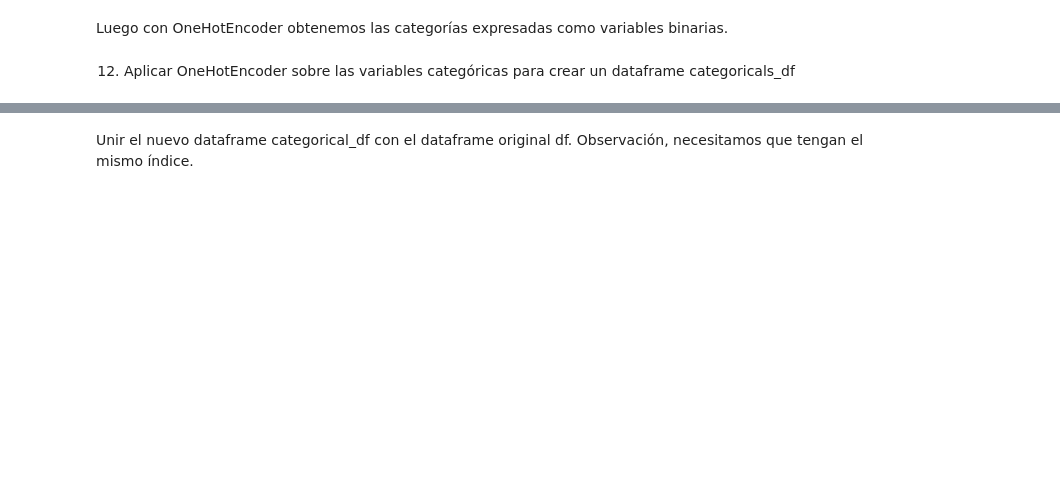
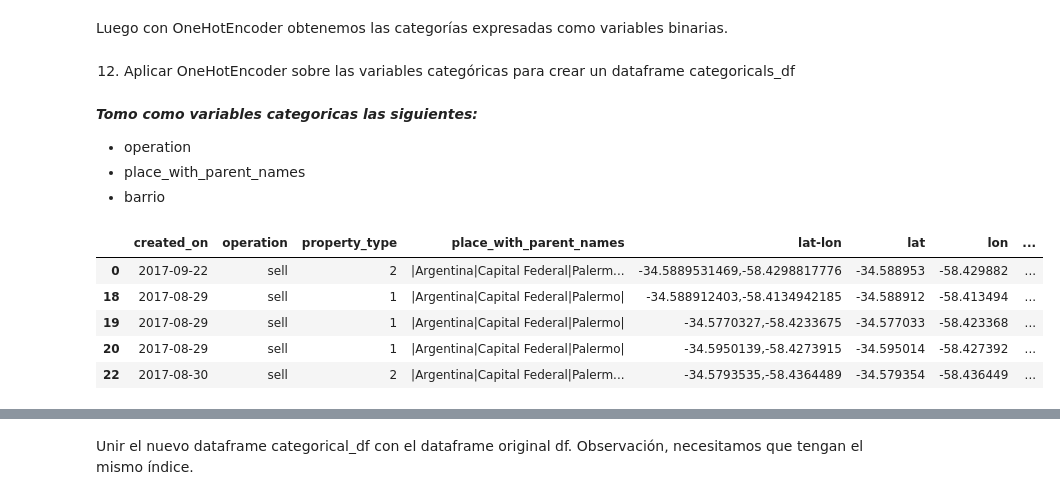
Before and after one commit to mnuclle/DiploDatos, a Jupyter notebook: 00 - Mentorias/2. Mentoria AyCD/Analisis_y_curación.ipynb, the cells around one changed output, grey strips where cells are left out. Cells and saved outputs as stored; diff of their text form; code cells hidden in the pictures; blank space fills up the shorter version.

```diff
--- a/00 - Mentorias/2. Mentoria AyCD/Analisis_y_curación.ipynb
+++ b/00 - Mentorias/2. Mentoria AyCD/Analisis_y_curación.ipynb
@@ -662,3 +713,17 @@ Para hacerlo usando scikit-learn, por como vienen dados los valores (en formato
 Luego con OneHotEncoder obtenemos las categorías expresadas como variables binarias.
 # %% [markdown]
 12) Aplicar OneHotEncoder sobre las variables categóricas para crear un dataframe categoricals_df
+# %% [markdown]
+***Tomo como variables categoricas las siguientes:***
+- operation
+- place_with_parent_names
+- barrio
+# %%
+df_prop.head(5)
+# %% [output]
+|  | created_on | operation | property_type | place_with_parent_names | lat-lon | lat | lon | ... |
+| 0 | 2017-09-22 | sell | 2 | |Argentina|Capital Federal|Palerm... | -34.5889531469,-58.4298817776 | -34.588953 | -58.429882 | ... |
+| 18 | 2017-08-29 | sell | 1 | |Argentina|Capital Federal|Palermo| | -34.588912403,-58.4134942185 | -34.588912 | -58.413494 | ... |
+| 19 | 2017-08-29 | sell | 1 | |Argentina|Capital Federal|Palermo| | -34.5770327,-58.4233675 | -34.577033 | -58.423368 | ... |
+| 20 | 2017-08-29 | sell | 1 | |Argentina|Capital Federal|Palermo| | -34.5950139,-58.4273915 | -34.595014 | -58.427392 | ... |
+| 22 | 2017-08-30 | sell | 2 | |Argentina|Capital Federal|Palerm... | -34.5793535,-58.4364489 | -34.579354 | -58.436449 | ... |
```
Also changed, not shown: parts of 16 cells of this notebook.
